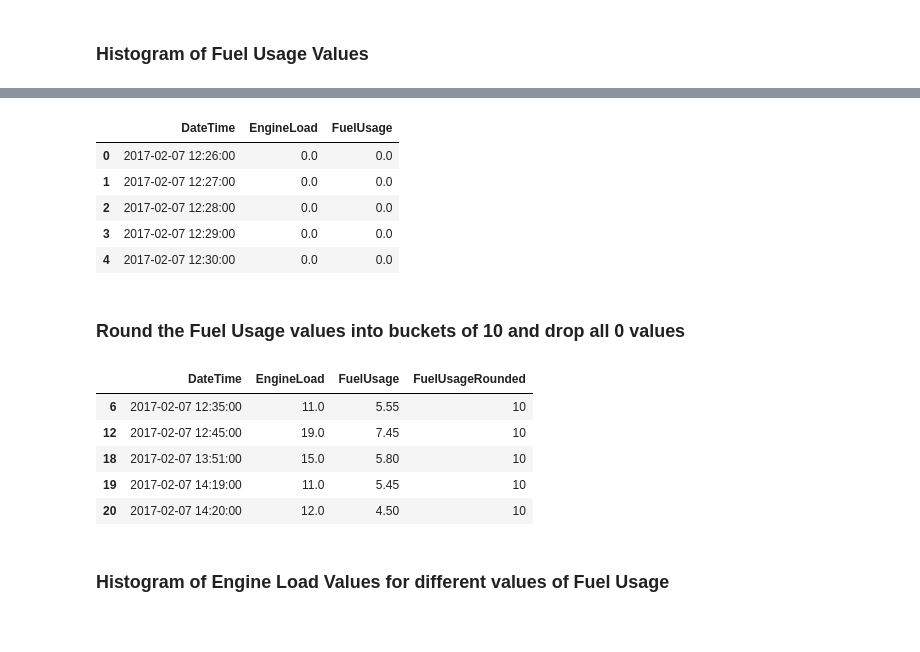
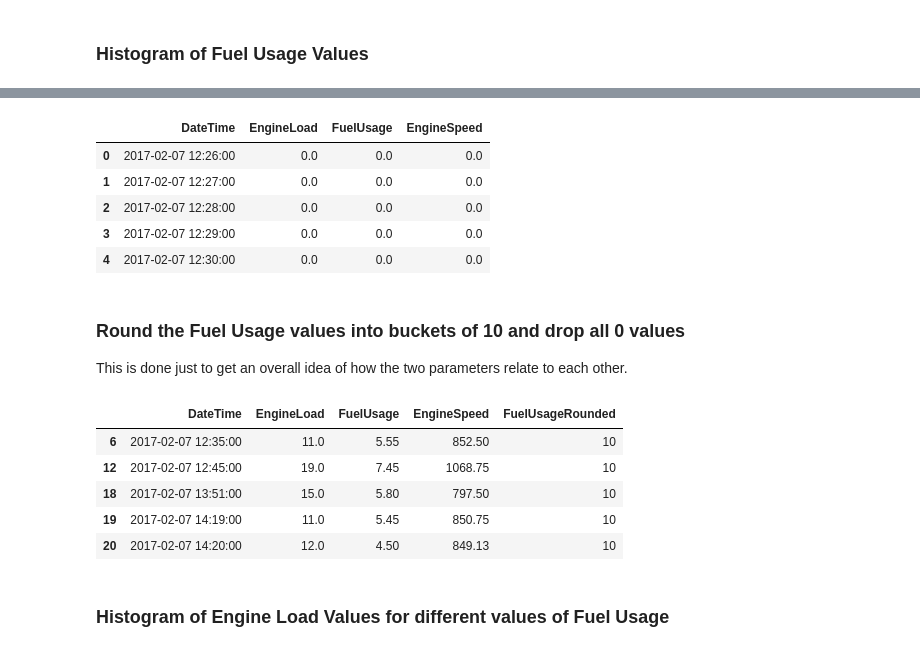
Before and after one commit to GauriShah/ConcertIoT, a Jupyter notebook: ElFuAnalysis.ipynb, the cells around one changed output, grey strips where cells are left out. Saved outputs shown, nothing was run; the diff lists cells and outputs as text; code cells hidden in the pictures.

```diff
--- a/ElFuAnalysis.ipynb
+++ b/ElFuAnalysis.ipynb
@@ -58,0 +63,5 @@ fu_df.head()
+# %%
+es_df = df[[20,21]].copy()
+es_df['DateTime.10'] = pd.to_datetime(es_df['DateTime.10'])
+es_df.columns = ['DateTime', 'EngineSpeed']
+es_df.head()
@@ -77,15 +95,18 @@ show(p)
 # %%
-merged_df = pd.merge(el_df, fu_df, on='DateTime', how='inner')
+merged_df_tmp = pd.merge(el_df, fu_df, on='DateTime', how='inner')
+merged_df = pd.merge(merged_df_tmp, es_df, on='DateTime', how='inner')
 merged_df.head()
 # %% [output]
-|  | DateTime | EngineLoad | FuelUsage |
-| 0 | 2017-02-07 12:26:00 | 0.0 | 0.0 |
-| 1 | 2017-02-07 12:27:00 | 0.0 | 0.0 |
-| 2 | 2017-02-07 12:28:00 | 0.0 | 0.0 |
-| 3 | 2017-02-07 12:29:00 | 0.0 | 0.0 |
-| 4 | 2017-02-07 12:30:00 | 0.0 | 0.0 |
+|  | DateTime | EngineLoad | FuelUsage | EngineSpeed |
+| 0 | 2017-02-07 12:26:00 | 0.0 | 0.0 | 0.0 |
+| 1 | 2017-02-07 12:27:00 | 0.0 | 0.0 | 0.0 |
+| 2 | 2017-02-07 12:28:00 | 0.0 | 0.0 | 0.0 |
+| 3 | 2017-02-07 12:29:00 | 0.0 | 0.0 | 0.0 |
+| 4 | 2017-02-07 12:30:00 | 0.0 | 0.0 | 0.0 |
 # %% [markdown]
 ### Round the Fuel Usage values into buckets of 10 and drop all 0 values
+
+This is done just to get an overall idea of how the two parameters relate to each other.
 # %%
 merged_df['FuelUsageRounded'] = merged_df['FuelUsage'].apply(lambda x: int(math.ceil(x / 10.0)) * 10)
 # %%
@@ -97,12 +118,12 @@ merged_df = merged_df.loc[drop_all_zeroes(merged_df, 'EngineLoad', 'FuelUsage')]
 merged_df.head()
 # print(merged_df.count)
 # %% [output]
-|  | DateTime | EngineLoad | FuelUsage | FuelUsageRounded |
-| 6 | 2017-02-07 12:35:00 | 11.0 | 5.55 | 10 |
-| 12 | 2017-02-07 12:45:00 | 19.0 | 7.45 | 10 |
-| 18 | 2017-02-07 13:51:00 | 15.0 | 5.80 | 10 |
-| 19 | 2017-02-07 14:19:00 | 11.0 | 5.45 | 10 |
-| 20 | 2017-02-07 14:20:00 | 12.0 | 4.50 | 10 |
+|  | DateTime | EngineLoad | FuelUsage | EngineSpeed | FuelUsageRounded |
+| 6 | 2017-02-07 12:35:00 | 11.0 | 5.55 | 852.50 | 10 |
+| 12 | 2017-02-07 12:45:00 | 19.0 | 7.45 | 1068.75 | 10 |
+| 18 | 2017-02-07 13:51:00 | 15.0 | 5.80 | 797.50 | 10 |
+| 19 | 2017-02-07 14:19:00 | 11.0 | 5.45 | 850.75 | 10 |
+| 20 | 2017-02-07 14:20:00 | 12.0 | 4.50 | 849.13 | 10 |
 # %% [markdown]
 ### Histogram of Engine Load Values for different values of Fuel Usage
 # %%
```
Also changed, not shown: parts of 29 cells of this notebook.
